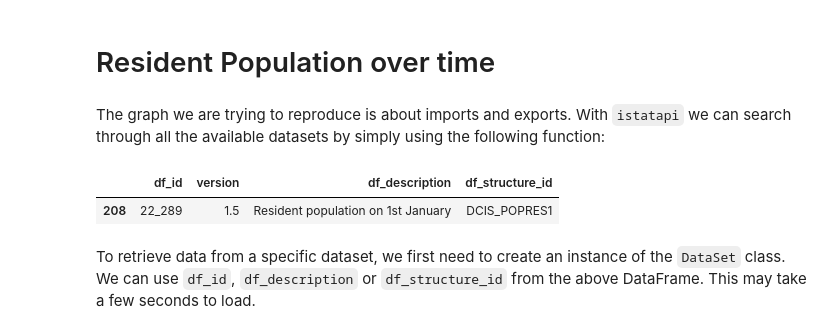
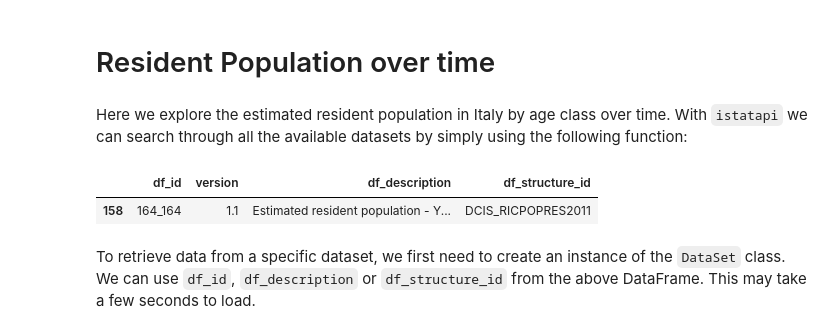
Before and after one commit to Attol8/istatapi, a Jupyter notebook: _examples/_Resident_Population.ipynb, the cells around one changed output. Cells and saved outputs as stored; diff of their text form; code cells hidden in the pictures.

```diff
--- a/_examples/_Resident_Population.ipynb
+++ b/_examples/_Resident_Population.ipynb
@@ -13,13 +13,13 @@ plt.rcParams['figure.figsize'] = [16, 5]
 #fiveThirtyEight palette
 colors = ['#30a2da', '#fc4f30', '#e5ae38', '#6d904f', '#8b8b8b']
 # %% [markdown]
-The graph we are trying to reproduce is about imports and exports. With `istatapi` we can search through all the available datasets by simply using the following function:
+Here we explore the estimated resident population in Italy by age class over time. With `istatapi` we can search through all the available datasets by simply using the following function:
 # %%
 all_available_df = all_available()
-all_available_df.query('df_id == "22_289"')
+all_available_df.query('df_id == "164_164"')
 # %% [output]
 |  | df_id | version | df_description | df_structure_id |
-| 208 | 22_289 | 1.5 | Resident population on 1st January | DCIS_POPRES1 |
+| 158 | 164_164 | 1.1 | Estimated resident population - Y... | DCIS_RICPOPRES2011 |
 # %% [markdown]
 To retrieve data from a specific dataset, we first need to create an instance of the `DataSet` class. We can use `df_id`, `df_description` or `df_structure_id` from the above DataFrame. This may take a few seconds to load.
 # %%
```
Also changed, not shown: parts of 7 cells of this notebook, 1 other file.
